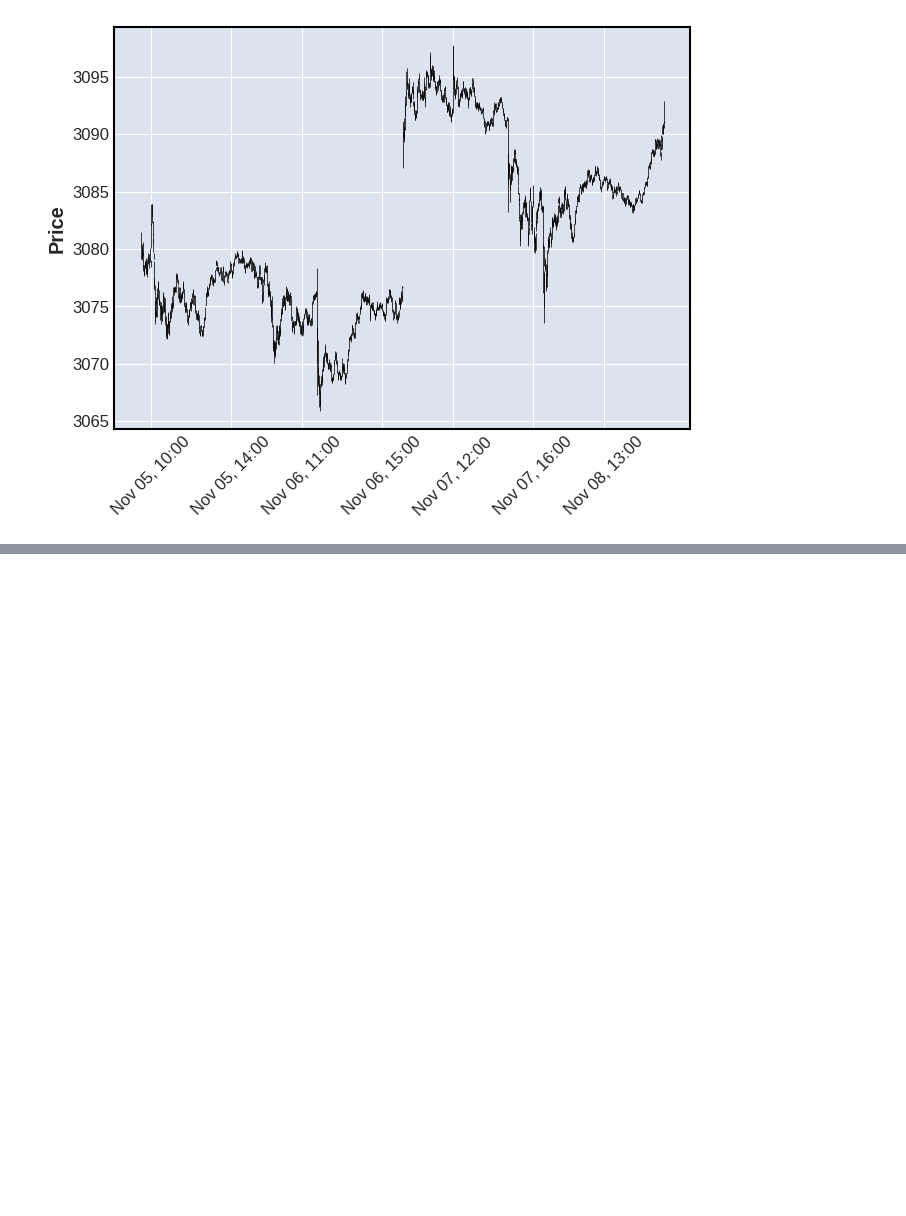
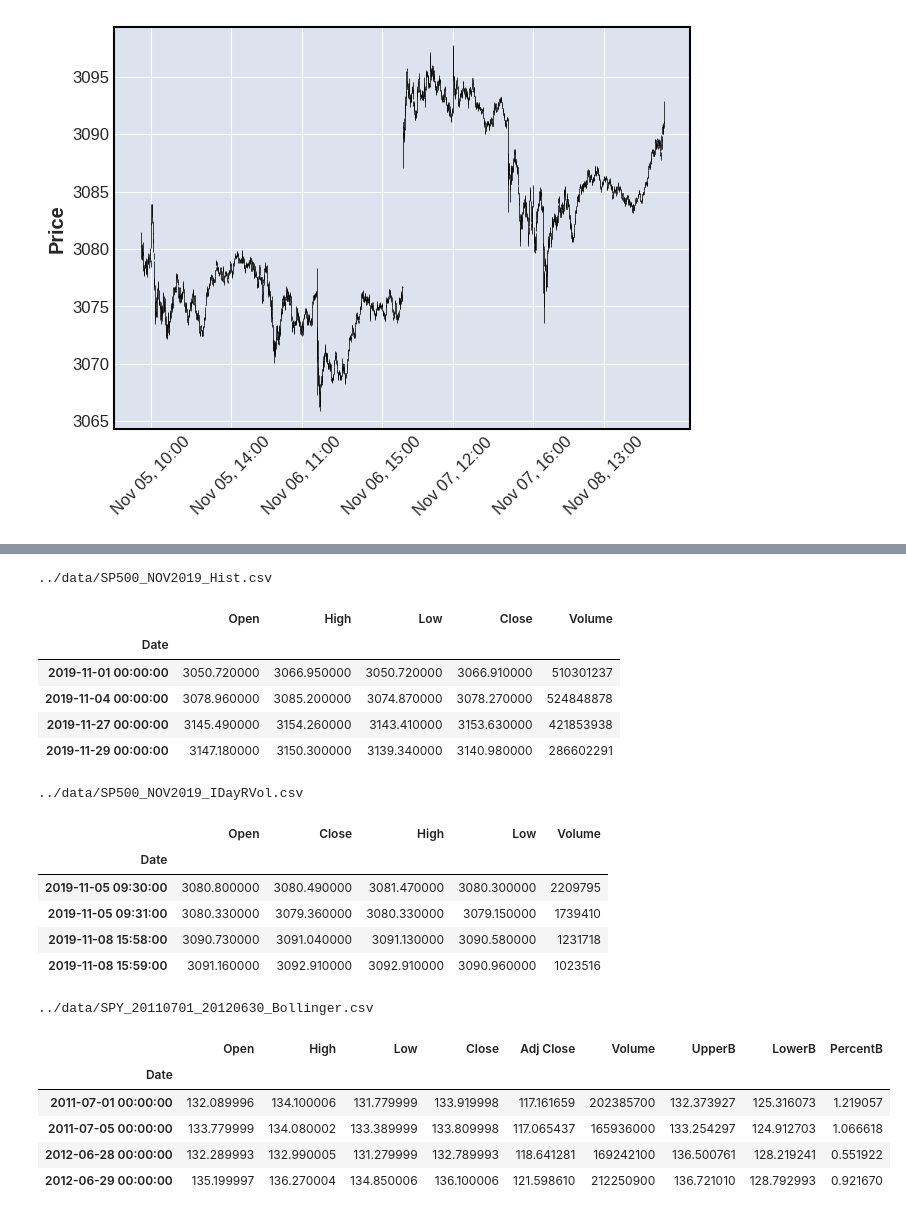
Before and after one commit to dino-g/mplfinance, a Jupyter notebook: examples/scratch_pad/xticks_experiments.ipynb, the cells around one changed output, grey strips where cells are left out. Cells and saved outputs as stored; diff of their text form; code cells hidden in the pictures; blank space fills up the shorter version.

```diff
--- a/examples/scratch_pad/xticks_experiments.ipynb
+++ b/examples/scratch_pad/xticks_experiments.ipynb
@@ -642,0 +664,26 @@ fig
+# %%
+for file in INPUT:
+    data = pd.read_csv(file,index_col=0,parse_dates=True)
+    data.iloc[[0,1,-2,-1],:].style.set_caption(file)
+# %% [output]
+../data/SP500_NOV2019_Hist.csv
+|  | Open | High | Low | Close | Volume |
+| Date |  |  |  |  |  |
+| 2019-11-01 00:00:00 | 3050.720000 | 3066.950000 | 3050.720000 | 3066.910000 | 510301237 |
+| 2019-11-04 00:00:00 | 3078.960000 | 3085.200000 | 3074.870000 | 3078.270000 | 524848878 |
+| 2019-11-27 00:00:00 | 3145.490000 | 3154.260000 | 3143.410000 | 3153.630000 | 421853938 |
+| 2019-11-29 00:00:00 | 3147.180000 | 3150.300000 | 3139.340000 | 3140.980000 | 286602291 |
+../data/SP500_NOV2019_IDayRVol.csv
+|  | Open | Close | High | Low | Volume |
+| Date |  |  |  |  |  |
+| 2019-11-05 09:30:00 | 3080.800000 | 3080.490000 | 3081.470000 | 3080.300000 | 2209795 |
+| 2019-11-05 09:31:00 | 3080.330000 | 3079.360000 | 3080.330000 | 3079.150000 | 1739410 |
+| 2019-11-08 15:58:00 | 3090.730000 | 3091.040000 | 3091.130000 | 3090.580000 | 1231718 |
+| 2019-11-08 15:59:00 | 3091.160000 | 3092.910000 | 3092.910000 | 3090.960000 | 1023516 |
+../data/SPY_20110701_20120630_Bollinger.csv
+|  | Open | High | Low | Close | Adj Close | Volume | UpperB | LowerB | PercentB |
+| Date |  |  |  |  |  |  |  |  |  |
+| 2011-07-01 00:00:00 | 132.089996 | 134.100006 | 131.779999 | 133.919998 | 117.161659 | 202385700 | 132.373927 | 125.316073 | 1.219057 |
+| 2011-07-05 00:00:00 | 133.779999 | 134.080002 | 133.389999 | 133.809998 | 117.065437 | 165936000 | 133.254297 | 124.912703 | 1.066618 |
+| 2012-06-28 00:00:00 | 132.289993 | 132.990005 | 131.279999 | 132.789993 | 118.641281 | 169242100 | 136.500761 | 128.219241 | 0.551922 |
+| 2012-06-29 00:00:00 | 135.199997 | 136.270004 | 134.850006 | 136.100006 | 121.598610 | 212250900 | 136.721010 | 128.792993 | 0.921670 |
```
Also changed, not shown: parts of 6 cells of this notebook, 2 other files.
